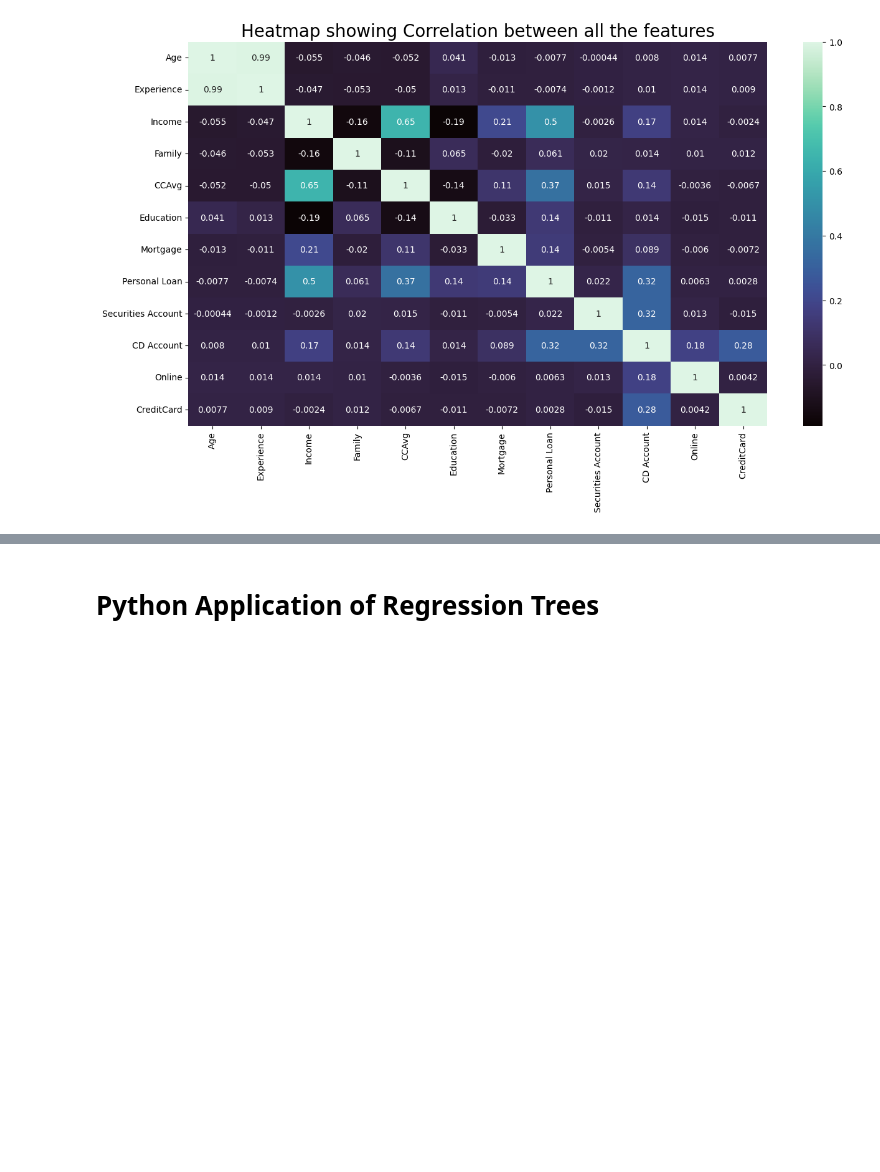
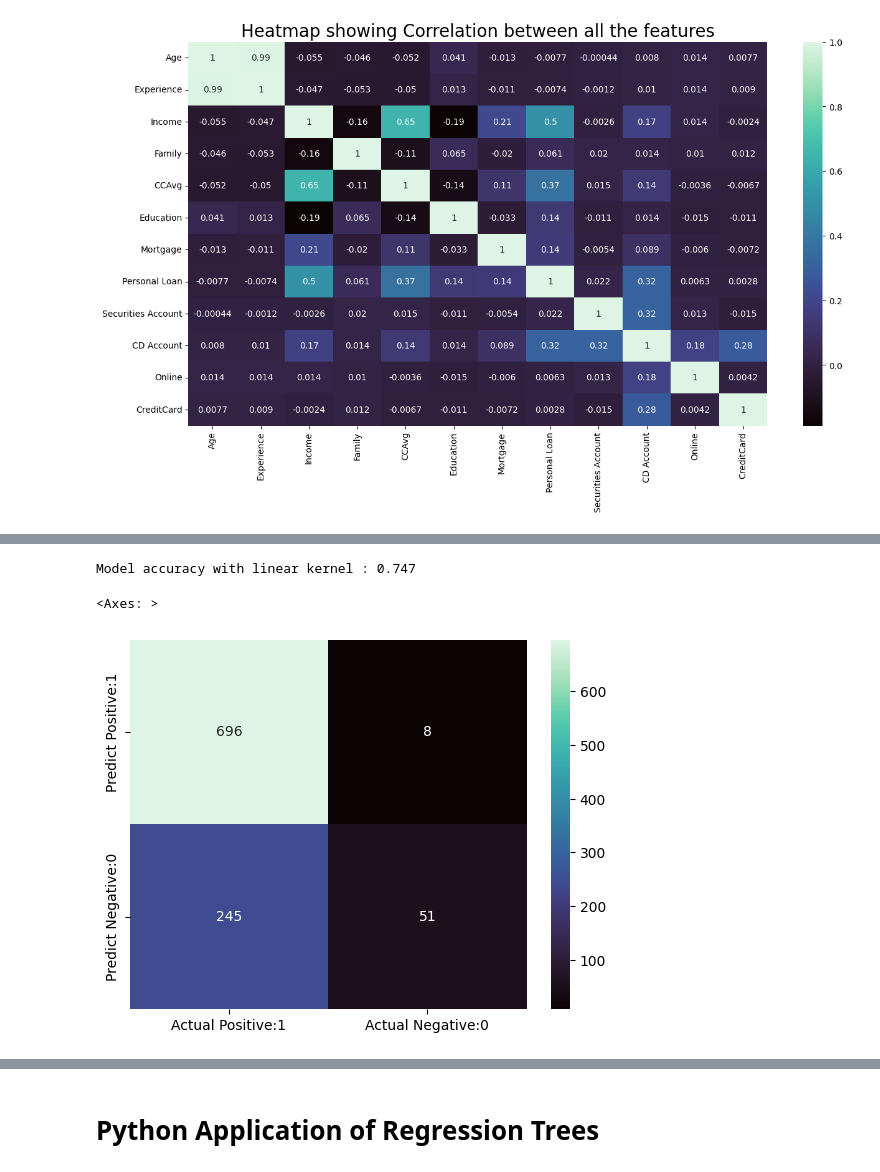
Before and after one commit to richlim16/SVM-Regression-Trees, a Jupyter notebook: Topic_Linear_SVM,_Non_Linear_SVM,_Regression_Trees_.ipynb, the cells around one changed output, grey strips where cells are left out. Cells and saved outputs as stored; diff of their text form; code cells hidden in the pictures; blank space fills up the shorter version.

Commit message:
added python code application for SVM(Linear and Non-Linear)

```diff
--- a/Topic_Linear_SVM,_Non_Linear_SVM,_Regression_Trees_.ipynb
+++ b/Topic_Linear_SVM,_Non_Linear_SVM,_Regression_Trees_.ipynb
@@ -170,0 +274,17 @@ sns.heatmap(df1.corr(),annot = True, cmap='mako')
+# %%
+# Apply SVM model using Linear Kernel function
+linear_classifier=SVC(kernel='linear').fit(x_train,y_train)
+y_pred = linear_classifier.predict(x_test)
+print('Model accuracy with linear kernel : {0:0.3f}'. format(accuracy_score(y_test, y_pred)))
+# %% [output]
+Model accuracy with linear kernel : 0.747
+# %%
+# Confusion Matrix
+cm = confusion_matrix(y_test, y_pred)
+cm_matrix = pd.DataFrame(data=cm, columns=['Actual Positive:1', 'Actual Negative:0'],
+                                 index=['Predict Positive:1', 'Predict Negative:0'])
+
+sns.heatmap(cm_matrix, annot=True, fmt='d', cmap='mako')
+# %% [output]
+<Axes: >
+[figure, added]
```
Also changed, not shown: parts of 22 cells of this notebook, 1 other file.
